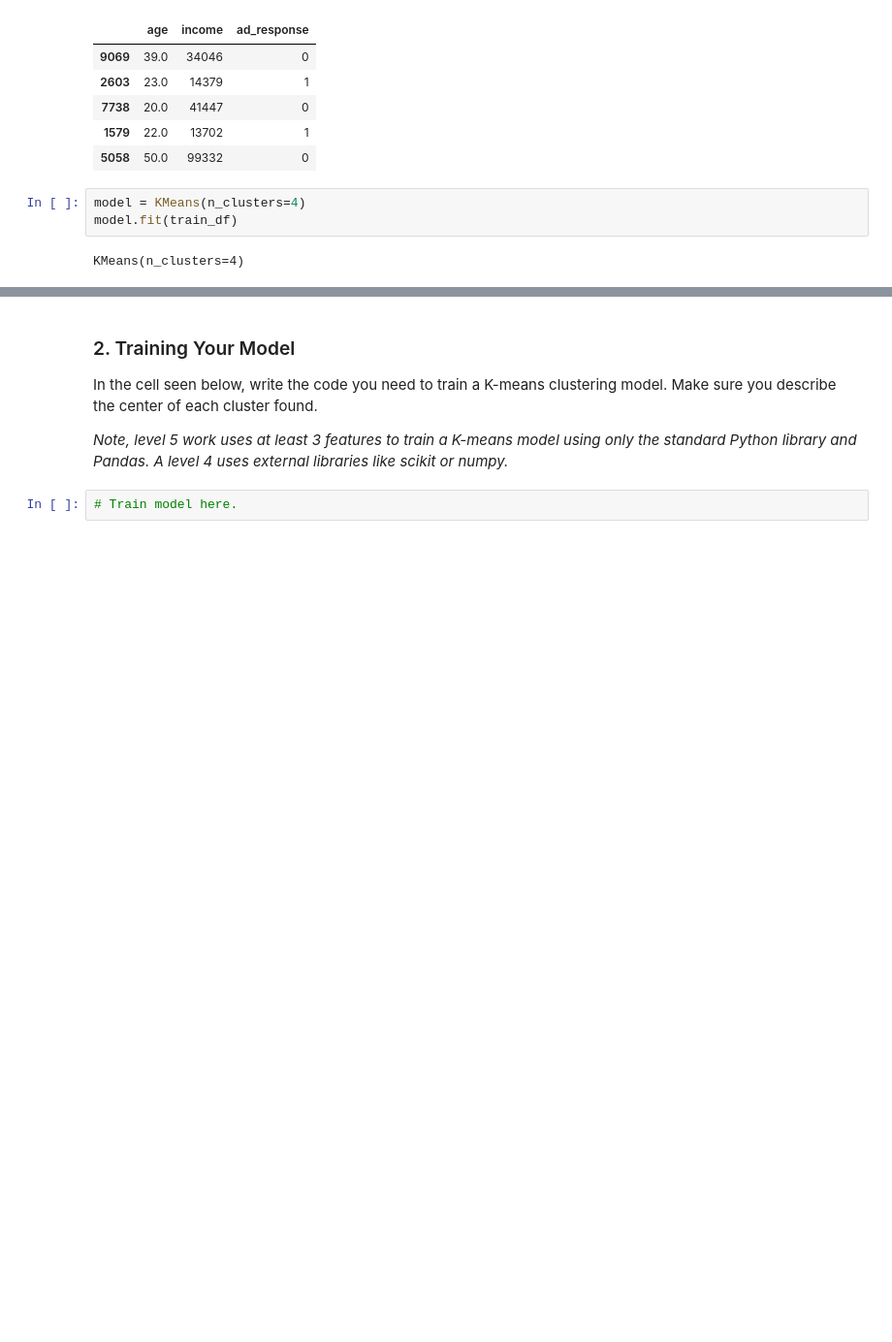
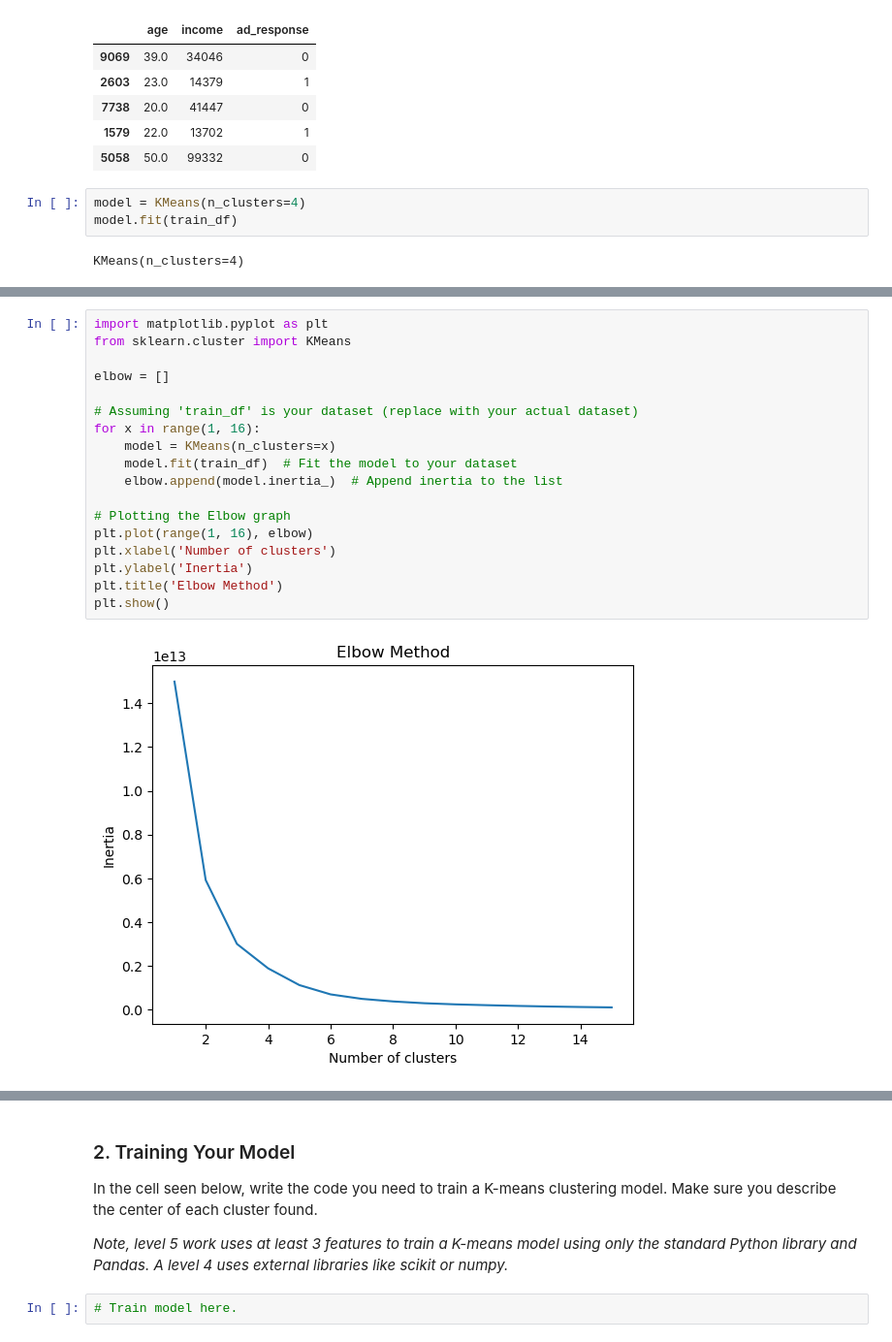
Before and after one commit to Rain0rShine/ML, a Jupyter notebook: RFP_2_Template.ipynb, the cells around one changed output, grey strips where cells are left out. Shown at 97% size. Cells and saved outputs as stored; diff of their text form; blank space fills up the shorter version.

```diff
--- a/RFP_2_Template.ipynb
+++ b/RFP_2_Template.ipynb
@@ -103,0 +104,20 @@ array([[3.70246433e+01, 3.09715013e+04, 4.93190661e-01],
+# %%
+import matplotlib.pyplot as plt
+from sklearn.cluster import KMeans
+
+elbow = []
+
+# Assuming 'train_df' is your dataset (replace with your actual dataset)
+for x in range(1, 16):
+    model = KMeans(n_clusters=x)
+    model.fit(train_df)  # Fit the model to your dataset
+    elbow.append(model.inertia_)  # Append inertia to the list
+
+# Plotting the Elbow graph
+plt.plot(range(1, 16), elbow)
+plt.xlabel('Number of clusters')
+plt.ylabel('Inertia')
+plt.title('Elbow Method')
+plt.show()
+# %% [output]
+[figure, added]
```
Also changed, not shown: parts of 2 cells of this notebook, 1 other file.
